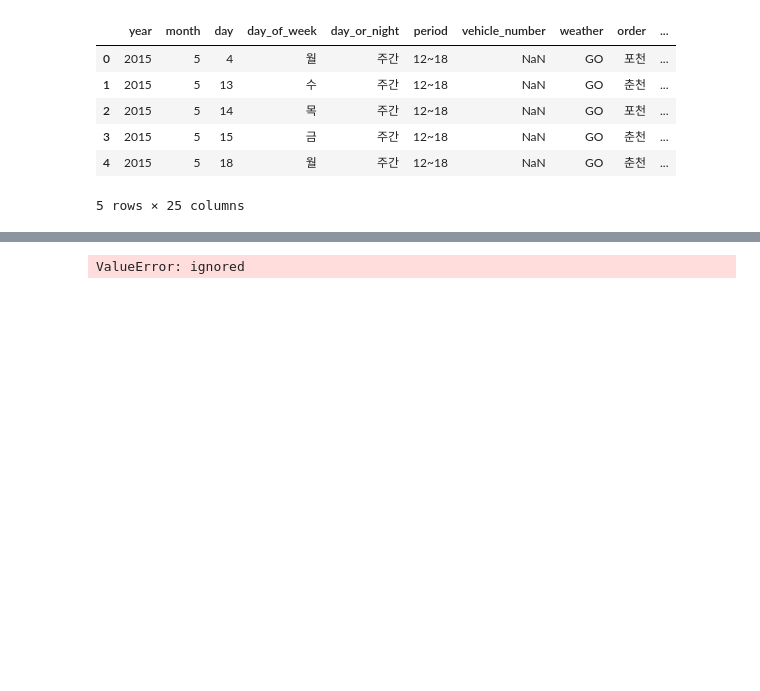
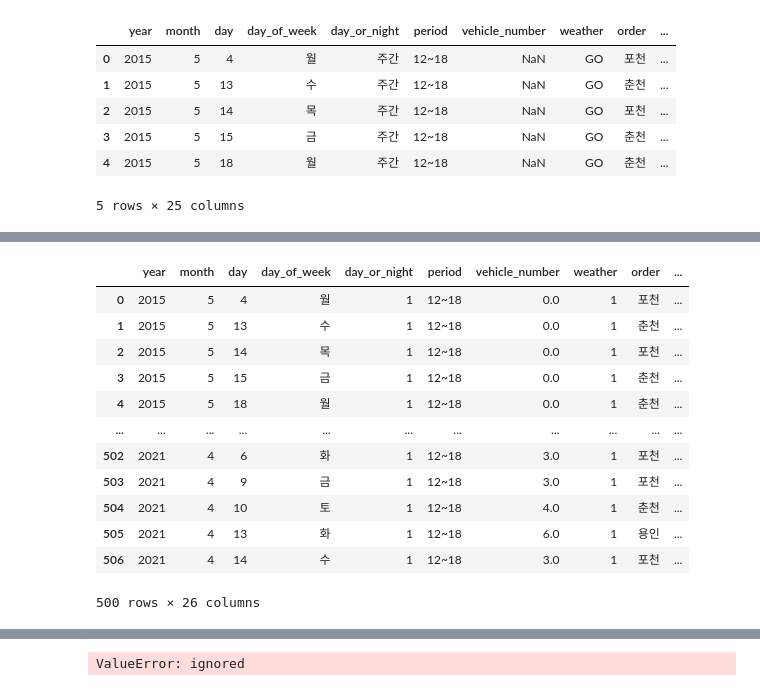
Before and after one commit to kamo1010/injury-big-data, a Jupyter notebook: Untitled3.ipynb, the cells around one changed output, grey strips where cells are left out. Saved outputs shown, nothing was run; the diff lists cells and outputs as text; code cells hidden in the pictures; blank space fills up the shorter version.

```diff
--- a/Untitled3.ipynb
+++ b/Untitled3.ipynb
@@ -220,3 +256,19 @@ array(['1524', '1351', '1259', '1737', '1253', '1519', '0844', '0934',
+# %%
+df.head(500)
+# %% [output]
+|  | year | month | day | day_of_week | day_or_night | period | vehicle_number | weather | order | ... |
+| 0 | 2015 | 5 | 4 | 월 | 1 | 12~18 | 0.0 | 1 | 포천 | ... |
+| 1 | 2015 | 5 | 13 | 수 | 1 | 12~18 | 0.0 | 1 | 춘천 | ... |
+| 2 | 2015 | 5 | 14 | 목 | 1 | 12~18 | 0.0 | 1 | 포천 | ... |
+| 3 | 2015 | 5 | 15 | 금 | 1 | 12~18 | 0.0 | 1 | 춘천 | ... |
+| 4 | 2015 | 5 | 18 | 월 | 1 | 12~18 | 0.0 | 1 | 춘천 | ... |
+| ... | ... | ... | ... | ... | ... | ... | ... | ... | ... | ... |
+| 502 | 2021 | 4 | 6 | 화 | 1 | 12~18 | 3.0 | 1 | 포천 | ... |
+| 503 | 2021 | 4 | 9 | 금 | 1 | 12~18 | 3.0 | 1 | 포천 | ... |
+| 504 | 2021 | 4 | 10 | 토 | 1 | 12~18 | 4.0 | 1 | 춘천 | ... |
+| 505 | 2021 | 4 | 13 | 화 | 1 | 12~18 | 6.0 | 1 | 용인 | ... |
+| 506 | 2021 | 4 | 14 | 수 | 1 | 12~18 | 3.0 | 1 | 포천 | ... |
+500 rows × 26 columns
 # %%
 scaler = StandardScaler()
 onehot = OneHotEncoder(handle_unknown='ignore', sparse=False)
```
Also changed, not shown: parts of 3 cells of this notebook.
